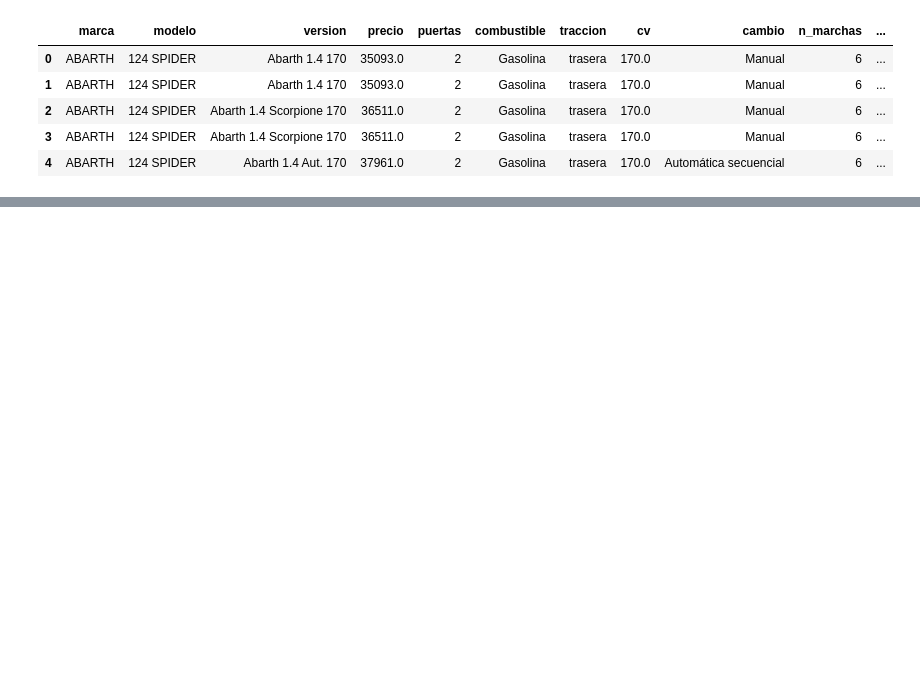
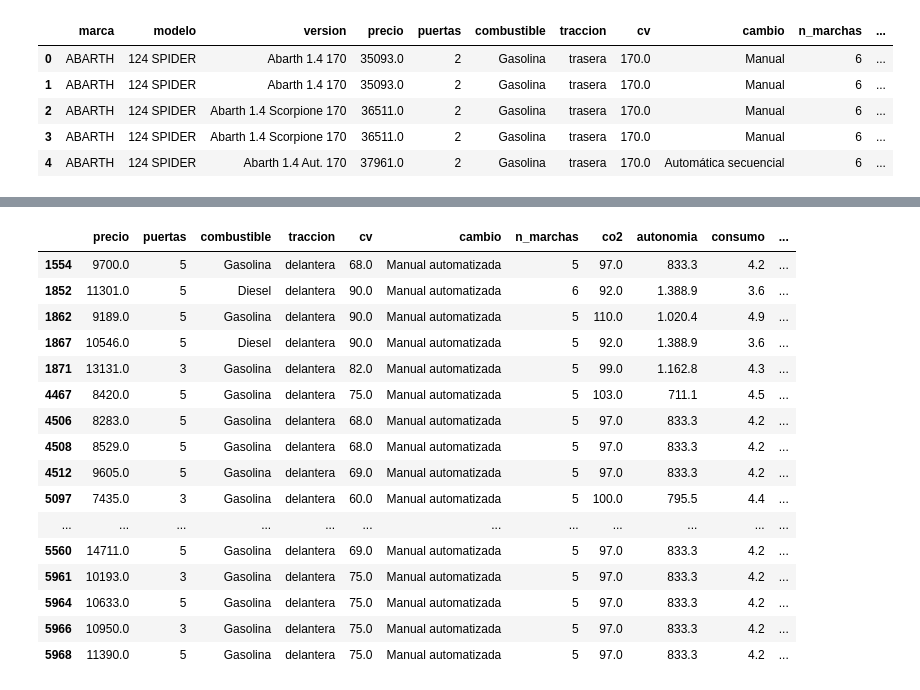
Before and after one commit to prealfer/TFM_Recomendador_de_automoviles, a Jupyter notebook: Construcción Dataframe definitivo.ipynb, the cells around one changed output, grey strips where cells are left out. Cells and saved outputs as stored; diff of their text form; code cells hidden in the pictures; blank space fills up the shorter version.

```diff
--- a/Construcción Dataframe definitivo.ipynb
+++ b/Construcción Dataframe definitivo.ipynb
@@ -1042,0 +1575,2 @@ tot2.head()
+# %%
+prueba.drop('tipo_traccion',axis=1,inplace=True)
@@ -1042,0 +1607,4 @@ tot2.head()
+# %%
+cols_descriptivas = ['marca','MODELOS']
+# %%
+prueba.drop(cols_descriptivas, axis=1,inplace=True)
@@ -1042,0 +1651,22 @@ tot2.head()
+# %%
+prueba['cambio'] = prueba['cambio'].apply(str.strip)
+# %%
+prueba[prueba['cambio']=='Manual automatizada']
+# %% [output]
+|  | precio | puertas | combustible | traccion | cv | cambio | n_marchas | co2 | autonomia | consumo | ... |
+| 1554 | 9700.0 | 5 | Gasolina | delantera | 68.0 | Manual automatizada | 5 | 97.0 | 833.3 | 4.2 | ... |
+| 1852 | 11301.0 | 5 | Diesel | delantera | 90.0 | Manual automatizada | 6 | 92.0 | 1.388.9 | 3.6 | ... |
+| 1862 | 9189.0 | 5 | Gasolina | delantera | 90.0 | Manual automatizada | 5 | 110.0 | 1.020.4 | 4.9 | ... |
+| 1867 | 10546.0 | 5 | Diesel | delantera | 90.0 | Manual automatizada | 5 | 92.0 | 1.388.9 | 3.6 | ... |
+| 1871 | 13131.0 | 3 | Gasolina | delantera | 82.0 | Manual automatizada | 5 | 99.0 | 1.162.8 | 4.3 | ... |
+| 4467 | 8420.0 | 5 | Gasolina | delantera | 75.0 | Manual automatizada | 5 | 103.0 | 711.1 | 4.5 | ... |
+| 4506 | 8283.0 | 5 | Gasolina | delantera | 68.0 | Manual automatizada | 5 | 97.0 | 833.3 | 4.2 | ... |
+| 4508 | 8529.0 | 5 | Gasolina | delantera | 68.0 | Manual automatizada | 5 | 97.0 | 833.3 | 4.2 | ... |
+| 4512 | 9605.0 | 5 | Gasolina | delantera | 69.0 | Manual automatizada | 5 | 97.0 | 833.3 | 4.2 | ... |
+| 5097 | 7435.0 | 3 | Gasolina | delantera | 60.0 | Manual automatizada | 5 | 100.0 | 795.5 | 4.4 | ... |
+| ... | ... | ... | ... | ... | ... | ... | ... | ... | ... | ... | ... |
+| 5560 | 14711.0 | 5 | Gasolina | delantera | 69.0 | Manual automatizada | 5 | 97.0 | 833.3 | 4.2 | ... |
+| 5961 | 10193.0 | 3 | Gasolina | delantera | 75.0 | Manual automatizada | 5 | 97.0 | 833.3 | 4.2 | ... |
+| 5964 | 10633.0 | 5 | Gasolina | delantera | 75.0 | Manual automatizada | 5 | 97.0 | 833.3 | 4.2 | ... |
+| 5966 | 10950.0 | 3 | Gasolina | delantera | 75.0 | Manual automatizada | 5 | 97.0 | 833.3 | 4.2 | ... |
+| 5968 | 11390.0 | 5 | Gasolina | delantera | 75.0 | Manual automatizada | 5 | 97.0 | 833.3 | 4.2 | ... |
```
Also changed, not shown: parts of 89 cells of this notebook.
